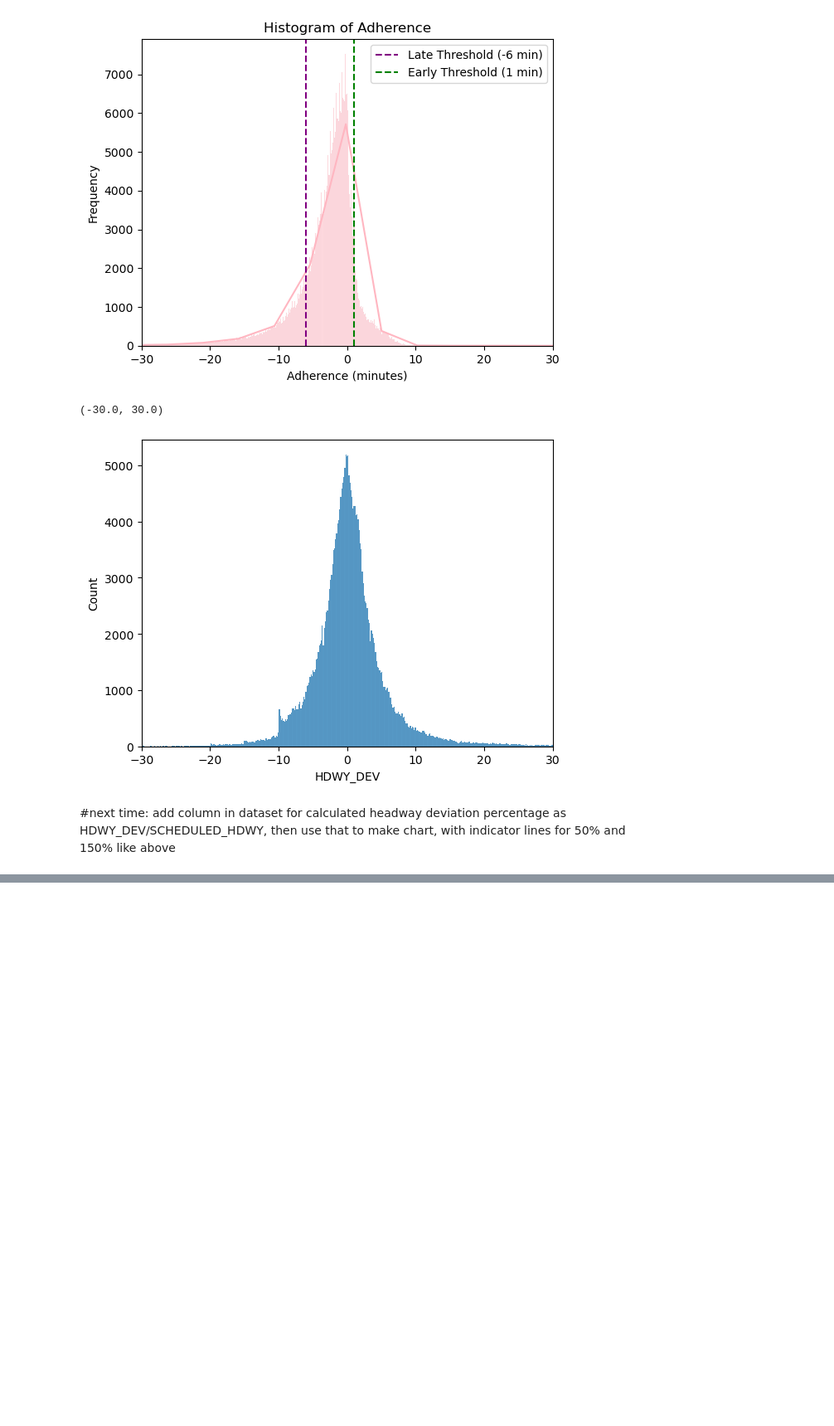
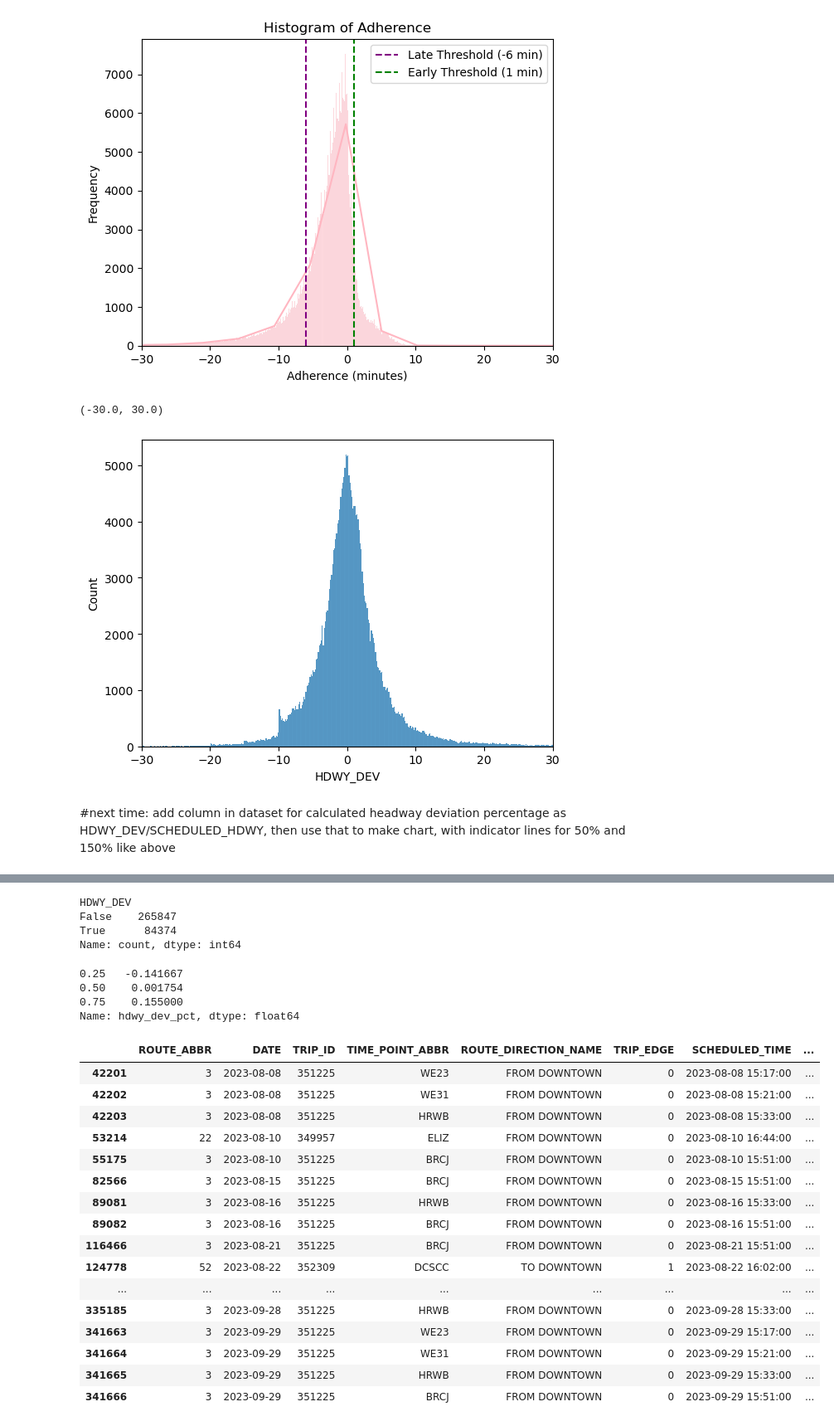
Before and after one commit to NSS-Data-Analytics-Cohort-11/wego-the-great-khans, a Jupyter notebook: notebooks/WeGo exploration.ipynb, the cells around one changed output, grey strips where cells are left out. Shown: that part at 83% size. Drawn from its saved outputs; the diff is of its cells as text; code cells hidden in the pictures; blank space fills up the shorter version.

```diff
--- a/notebooks/WeGo exploration.ipynb
+++ b/notebooks/WeGo exploration.ipynb
@@ -406,0 +377,44 @@ prev_stop_cancelled
+# %%
+clean_hdway['HDWY_DEV'].isnull().value_counts()
+# %% [output]
+HDWY_DEV
+False    265847
+True      84374
+Name: count, dtype: int64
+# %%
+#quartiles for hdway dev pct
+
+clean_hdway['hdwy_dev_pct'].quantile([0.25, 0.5, 0.75])
+# %% [output]
+0.25   -0.141667
+0.50    0.001754
+0.75    0.155000
+Name: hdwy_dev_pct, dtype: float64
+# %%
+#trying to explain outliers in headway deviation pct:
+#most are located on west end route 3, a lot are during 3 PM hour; otherwise no discernable pattern which would allow us to exclude these from the dataset
+(
+    clean_hdway
+    .loc[clean_hdway['hdwy_dev_pct']>10]
+    [['ROUTE_ABBR', 'DATE', 'TRIP_ID', 'TIME_POINT_ABBR','ROUTE_DIRECTION_NAME', 'TRIP_EDGE',
+      'SCHEDULED_TIME', 'SCHEDULED_HDWY',
+      'ACTUAL_DEPARTURE_TIME', 'ACTUAL_HDWY', 'HDWY_DEV', 'hdwy_dev_pct', 'PREV_SCHED_STOP_CANCELLED']]
+)
+# %% [output]
+|  | ROUTE_ABBR | DATE | TRIP_ID | TIME_POINT_ABBR | ROUTE_DIRECTION_NAME | TRIP_EDGE | SCHEDULED_TIME | ... |
+| 42201 | 3 | 2023-08-08 | 351225 | WE23 | FROM DOWNTOWN | 0 | 2023-08-08 15:17:00 | ... |
+| 42202 | 3 | 2023-08-08 | 351225 | WE31 | FROM DOWNTOWN | 0 | 2023-08-08 15:21:00 | ... |
+| 42203 | 3 | 2023-08-08 | 351225 | HRWB | FROM DOWNTOWN | 0 | 2023-08-08 15:33:00 | ... |
+| 53214 | 22 | 2023-08-10 | 349957 | ELIZ | FROM DOWNTOWN | 0 | 2023-08-10 16:44:00 | ... |
+| 55175 | 3 | 2023-08-10 | 351225 | BRCJ | FROM DOWNTOWN | 0 | 2023-08-10 15:51:00 | ... |
+| 82566 | 3 | 2023-08-15 | 351225 | BRCJ | FROM DOWNTOWN | 0 | 2023-08-15 15:51:00 | ... |
+| 89081 | 3 | 2023-08-16 | 351225 | HRWB | FROM DOWNTOWN | 0 | 2023-08-16 15:33:00 | ... |
+| 89082 | 3 | 2023-08-16 | 351225 | BRCJ | FROM DOWNTOWN | 0 | 2023-08-16 15:51:00 | ... |
+| 116466 | 3 | 2023-08-21 | 351225 | BRCJ | FROM DOWNTOWN | 0 | 2023-08-21 15:51:00 | ... |
+| 124778 | 52 | 2023-08-22 | 352309 | DCSCC | TO DOWNTOWN | 1 | 2023-08-22 16:02:00 | ... |
+| ... | ... | ... | ... | ... | ... | ... | ... | ... |
+| 335185 | 3 | 2023-09-28 | 351225 | HRWB | FROM DOWNTOWN | 0 | 2023-09-28 15:33:00 | ... |
+| 341663 | 3 | 2023-09-29 | 351225 | WE23 | FROM DOWNTOWN | 0 | 2023-09-29 15:17:00 | ... |
+| 341664 | 3 | 2023-09-29 | 351225 | WE31 | FROM DOWNTOWN | 0 | 2023-09-29 15:21:00 | ... |
+| 341665 | 3 | 2023-09-29 | 351225 | HRWB | FROM DOWNTOWN | 0 | 2023-09-29 15:33:00 | ... |
+| 341666 | 3 | 2023-09-29 | 351225 | BRCJ | FROM DOWNTOWN | 0 | 2023-09-29 15:51:00 | ... |
```
Also changed, not shown: parts of 68 cells of this notebook, 1 other file.
